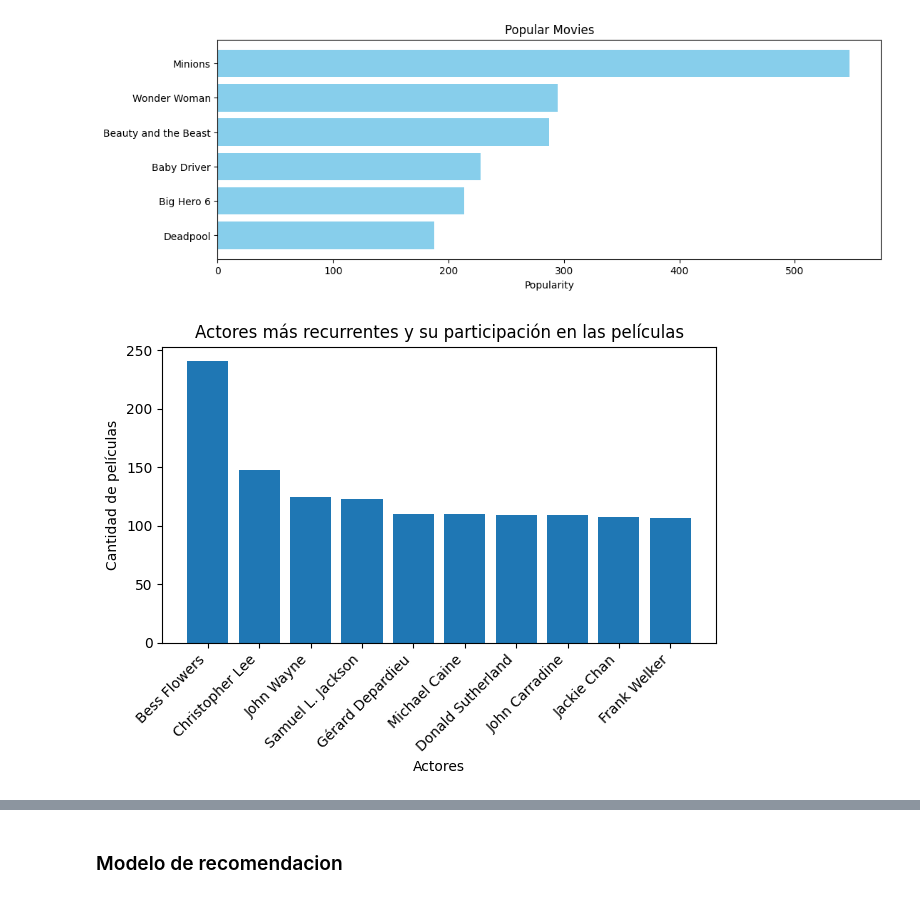
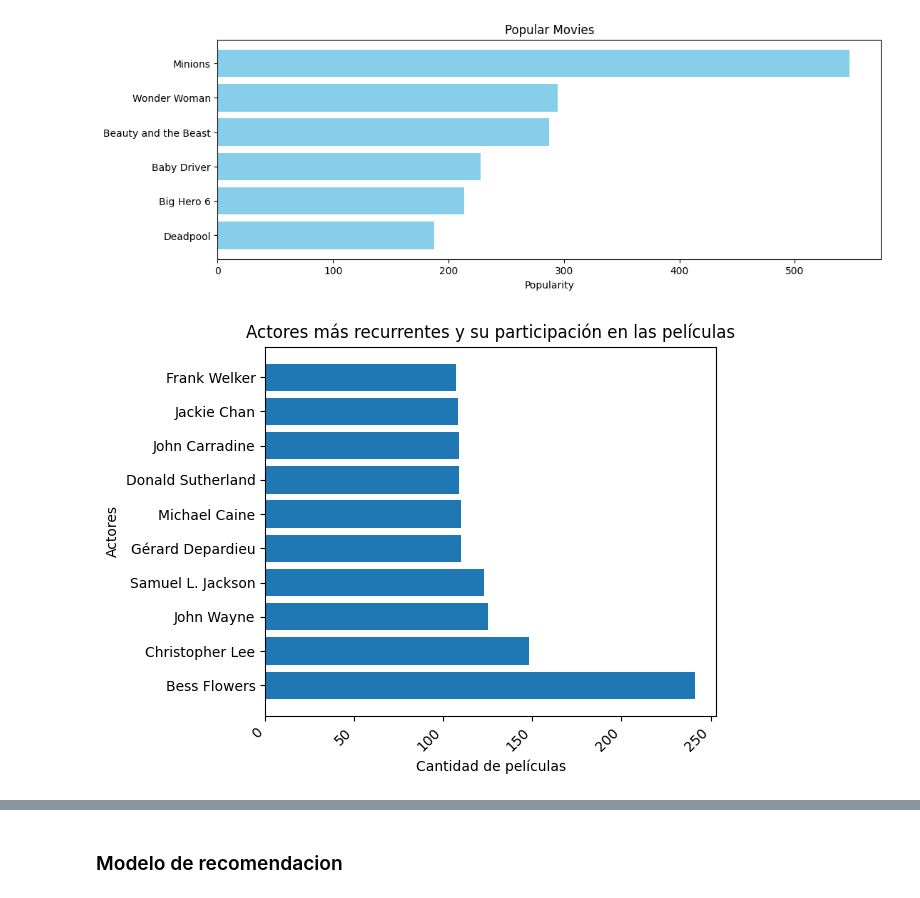
Before and after one commit to MatB1988/Proyecto-_recomendacion_peliculas_Api, a Jupyter notebook: EDA_ML_Recomendacion.ipynb, the cells around one changed output, grey strips where cells are left out. Saved outputs shown, nothing was run; the diff lists cells and outputs as text; code cells hidden in the pictures.

```diff
--- a/EDA_ML_Recomendacion.ipynb
+++ b/EDA_ML_Recomendacion.ipynb
@@ -255,28 +285,30 @@ plt.show();
 # %%
 # Grafico de actores recurrentes y sus participaciones en peliculas
 
 # Desgloso la lista de actores en filas separadas
 exploded_actors = df['actores'].explode()
 
 # Calculo la frecuencia de los actores más recurrentes
 top_actors = exploded_actors.value_counts().head(10)
 
-# Cre0 el grafico de barras
-plt.bar(top_actors.index, top_actors.values)
+# Aplicar función logística a los valores para ver mejor los valores que son parecidos
+logistic_values = expit(top_actors.values) # me lo sigue mostrando casi igual que sin aplicar
 
-# Etiquetas y título
-plt.xlabel('Actores')
-plt.ylabel('Cantidad de películas')
+# Creo el grafico de barras
+plt.barh(top_actors.index, top_actors.values)
+
+# Genero etiquetas
+plt.ylabel('Actores')
+plt.xlabel('Cantidad de películas')
 plt.title('Actores más recurrentes y su participación en las películas')
 
 # Ajusta las etiquetas del eje x para evitar superposiciones
 plt.xticks(rotation=45, ha='right')
 
-# Muestro el gráfico
-plt.tight_layout()
+plt.tight_layout() # Realiza ajustes automáticos en los márgenes y espaciado del gráfico para optimizar el espacio disponible y distribuir los elementos de manera adecuada
 plt.show();
 # %% [output]
-[figure, old version]
+[figure, new version]
 # %%
 # Grafico de los directores mas frecuentes y su influencia en las películas.
 
```
Also changed, not shown: parts of 17 cells of this notebook, 3 other files.
